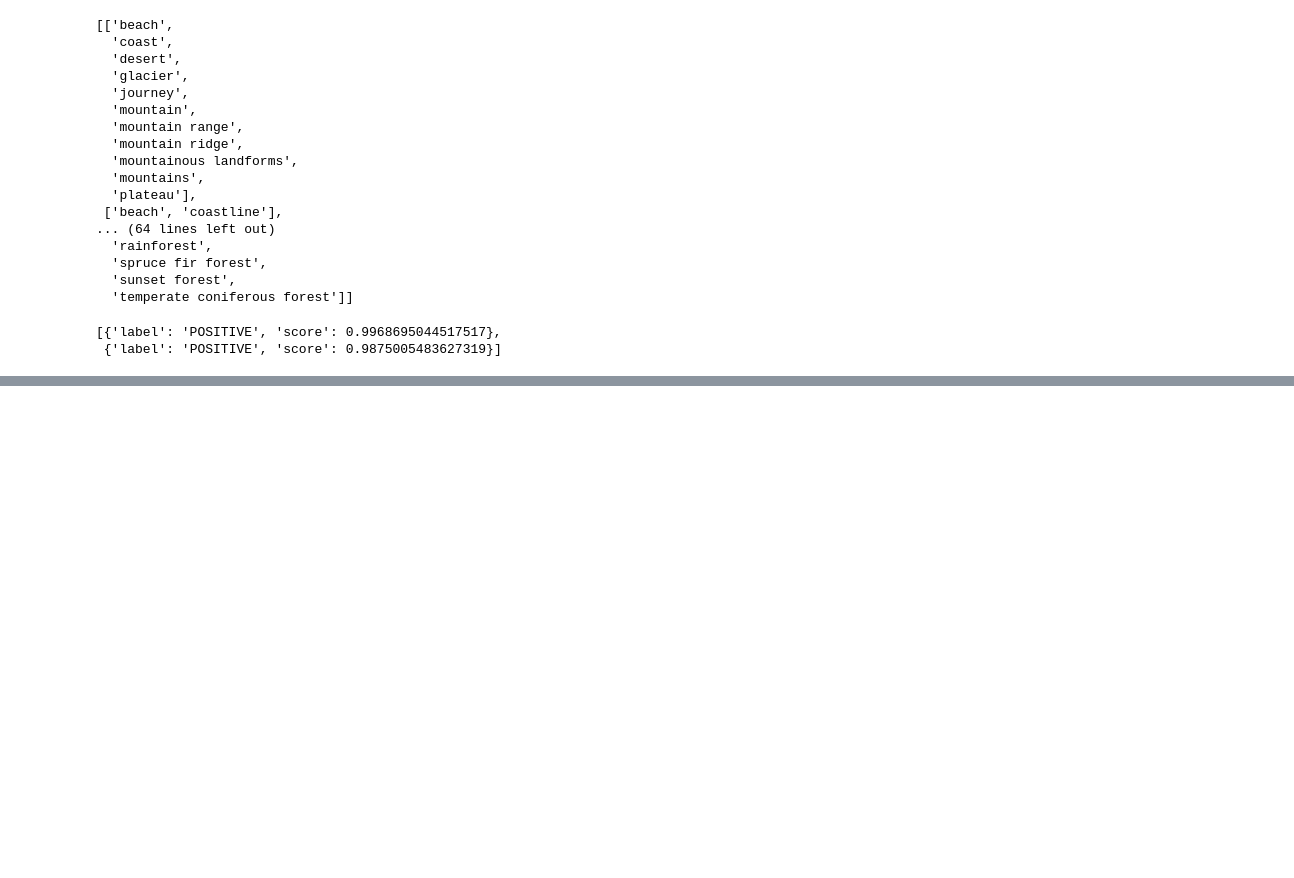
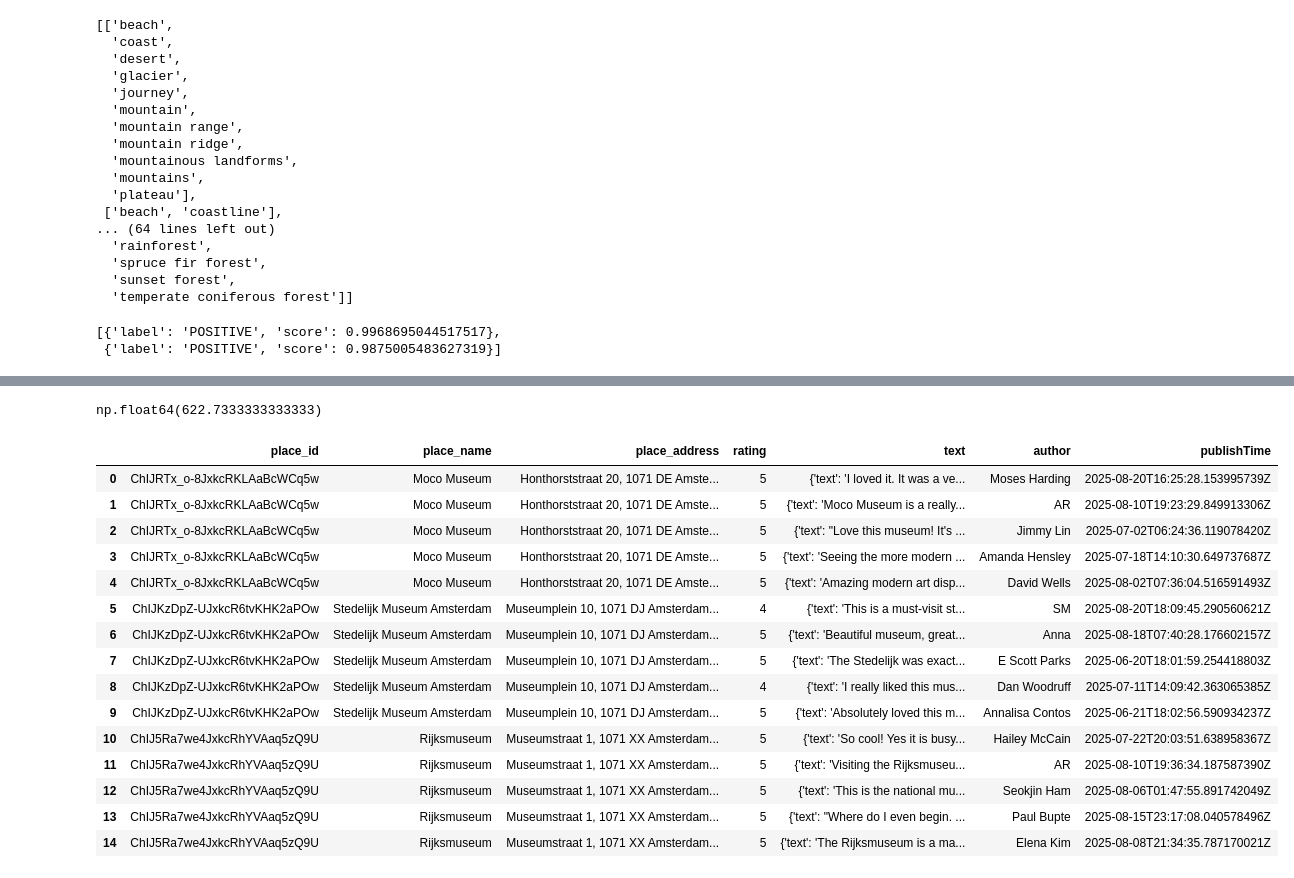
Before and after one commit to benluff303/swipe-sense, a Jupyter notebook: Unsplash/Kaggle_Unsplash_CR_25_08.ipynb, the cells around one changed output, grey strips where cells are left out. Drawn from its saved outputs; the diff is of its cells as text; code cells hidden in the pictures; blank space fills up the shorter version.

```diff
--- a/Unsplash/Kaggle_Unsplash_CR_25_08.ipynb
+++ b/Unsplash/Kaggle_Unsplash_CR_25_08.ipynb
@@ -776,0 +930,24 @@ classifier(DF['matched_keywords'].iloc(0)[1])
+# %%
+reviews2['reviews'].str.len().mean()
+# %% [output]
+np.float64(622.7333333333333)
+# %%
+reviews = pd.read_csv("output.csv")
+reviews
+# %% [output]
+|  | place_id | place_name | place_address | rating | text | author | publishTime |
+| 0 | ChIJRTx_o-8JxkcRKLAaBcWCq5w | Moco Museum | Honthorststraat 20, 1071 DE Amste... | 5 | {'text': 'I loved it. It was a ve... | Moses Harding | 2025-08-20T16:25:28.153995739Z |
+| 1 | ChIJRTx_o-8JxkcRKLAaBcWCq5w | Moco Museum | Honthorststraat 20, 1071 DE Amste... | 5 | {'text': 'Moco Museum is a really... | AR | 2025-08-10T19:23:29.849913306Z |
+| 2 | ChIJRTx_o-8JxkcRKLAaBcWCq5w | Moco Museum | Honthorststraat 20, 1071 DE Amste... | 5 | {'text': "Love this museum! It's ... | Jimmy Lin | 2025-07-02T06:24:36.119078420Z |
+| 3 | ChIJRTx_o-8JxkcRKLAaBcWCq5w | Moco Museum | Honthorststraat 20, 1071 DE Amste... | 5 | {'text': 'Seeing the more modern ... | Amanda Hensley | 2025-07-18T14:10:30.649737687Z |
+| 4 | ChIJRTx_o-8JxkcRKLAaBcWCq5w | Moco Museum | Honthorststraat 20, 1071 DE Amste... | 5 | {'text': 'Amazing modern art disp... | David Wells | 2025-08-02T07:36:04.516591493Z |
+| 5 | ChIJKzDpZ-UJxkcR6tvKHK2aPOw | Stedelijk Museum Amsterdam | Museumplein 10, 1071 DJ Amsterdam... | 4 | {'text': 'This is a must-visit st... | SM | 2025-08-20T18:09:45.290560621Z |
+| 6 | ChIJKzDpZ-UJxkcR6tvKHK2aPOw | Stedelijk Museum Amsterdam | Museumplein 10, 1071 DJ Amsterdam... | 5 | {'text': 'Beautiful museum, great... | Anna | 2025-08-18T07:40:28.176602157Z |
+| 7 | ChIJKzDpZ-UJxkcR6tvKHK2aPOw | Stedelijk Museum Amsterdam | Museumplein 10, 1071 DJ Amsterdam... | 5 | {'text': 'The Stedelijk was exact... | E Scott Parks | 2025-06-20T18:01:59.254418803Z |
+| 8 | ChIJKzDpZ-UJxkcR6tvKHK2aPOw | Stedelijk Museum Amsterdam | Museumplein 10, 1071 DJ Amsterdam... | 4 | {'text': 'I really liked this mus... | Dan Woodruff | 2025-07-11T14:09:42.363065385Z |
+| 9 | ChIJKzDpZ-UJxkcR6tvKHK2aPOw | Stedelijk Museum Amsterdam | Museumplein 10, 1071 DJ Amsterdam... | 5 | {'text': 'Absolutely loved this m... | Annalisa Contos | 2025-06-21T18:02:56.590934237Z |
+| 10 | ChIJ5Ra7we4JxkcRhYVAaq5zQ9U | Rijksmuseum | Museumstraat 1, 1071 XX Amsterdam... | 5 | {'text': 'So cool! Yes it is busy... | Hailey McCain | 2025-07-22T20:03:51.638958367Z |
+| 11 | ChIJ5Ra7we4JxkcRhYVAaq5zQ9U | Rijksmuseum | Museumstraat 1, 1071 XX Amsterdam... | 5 | {'text': 'Visiting the Rijksmuseu... | AR | 2025-08-10T19:36:34.187587390Z |
+| 12 | ChIJ5Ra7we4JxkcRhYVAaq5zQ9U | Rijksmuseum | Museumstraat 1, 1071 XX Amsterdam... | 5 | {'text': 'This is the national mu... | Seokjin Ham | 2025-08-06T01:47:55.891742049Z |
+| 13 | ChIJ5Ra7we4JxkcRhYVAaq5zQ9U | Rijksmuseum | Museumstraat 1, 1071 XX Amsterdam... | 5 | {'text': "Where do I even begin. ... | Paul Bupte | 2025-08-15T23:17:08.040578496Z |
+| 14 | ChIJ5Ra7we4JxkcRhYVAaq5zQ9U | Rijksmuseum | Museumstraat 1, 1071 XX Amsterdam... | 5 | {'text': 'The Rijksmuseum is a ma... | Elena Kim | 2025-08-08T21:34:35.787170021Z |
```
Also changed, not shown: parts of 33 cells of this notebook.
